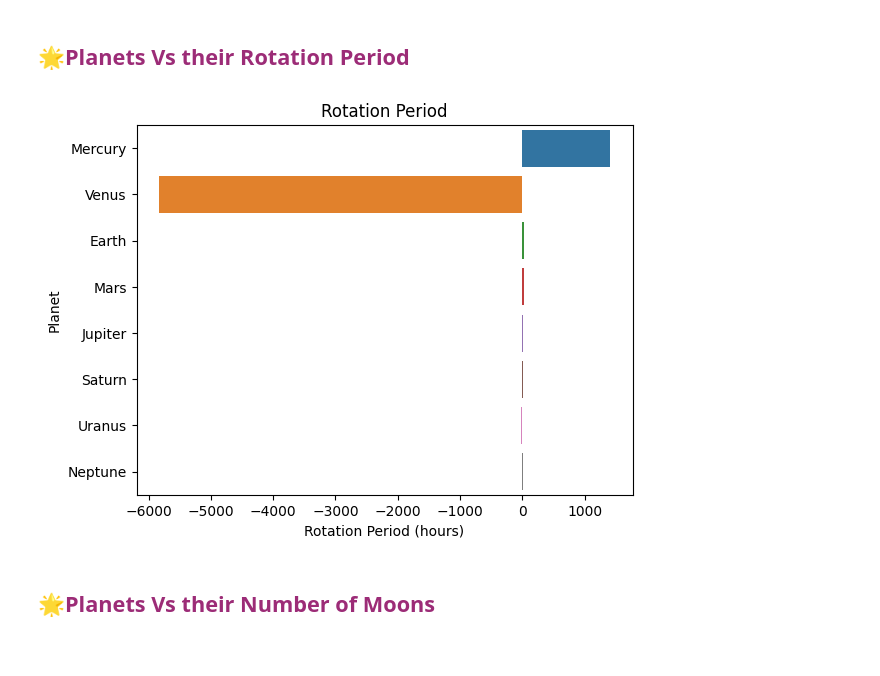
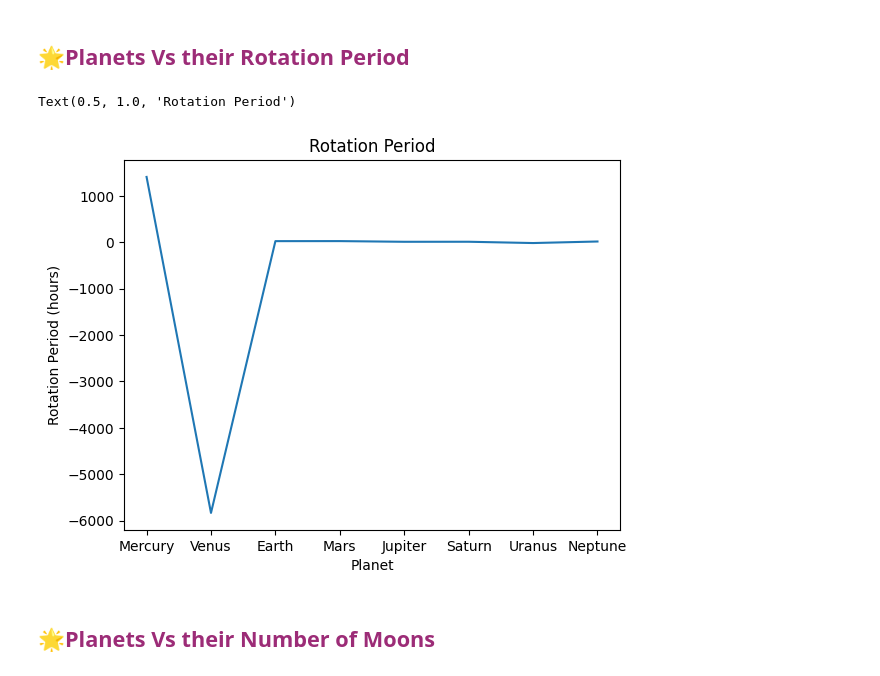
Before and after one commit to LuisMCota/upy3, a Jupyter notebook: Unit1/Pre-processing/Unit_1_Data_Preprocessing.ipynb, the cells around one changed output. Saved outputs shown, nothing was run; the diff lists cells and outputs as text; code cells hidden in the pictures.

```diff
--- a/Unit1/Pre-processing/Unit_1_Data_Preprocessing.ipynb
+++ b/Unit1/Pre-processing/Unit_1_Data_Preprocessing.ipynb
@@ -322,9 +323,11 @@ plotsss(planets['Planet'],planets['Surface Gravity(m/s^2)'], 'Surface gravity')
 # %% [markdown]
 ## **<span style="color:#9C2C77;">🌟Planets Vs their Rotation Period</span>**
 # %%
-plotsss(planets['Rotation Period (hours)'], planets['Planet'], 'Rotation Period')
+sns.lineplot(data = planets, x = 'Planet', y='Rotation Period (hours)')
+plt.title('Rotation Period')
 # %% [output]
+Text(0.5, 1.0, 'Rotation Period')
-[figure, old version]
+[figure, new version]
 # %% [markdown]
 ## **<span style="color:#9C2C77;">🌟Planets Vs their Number of Moons</span>**
 # %%
```
Also changed, not shown: parts of 2 cells of this notebook.
